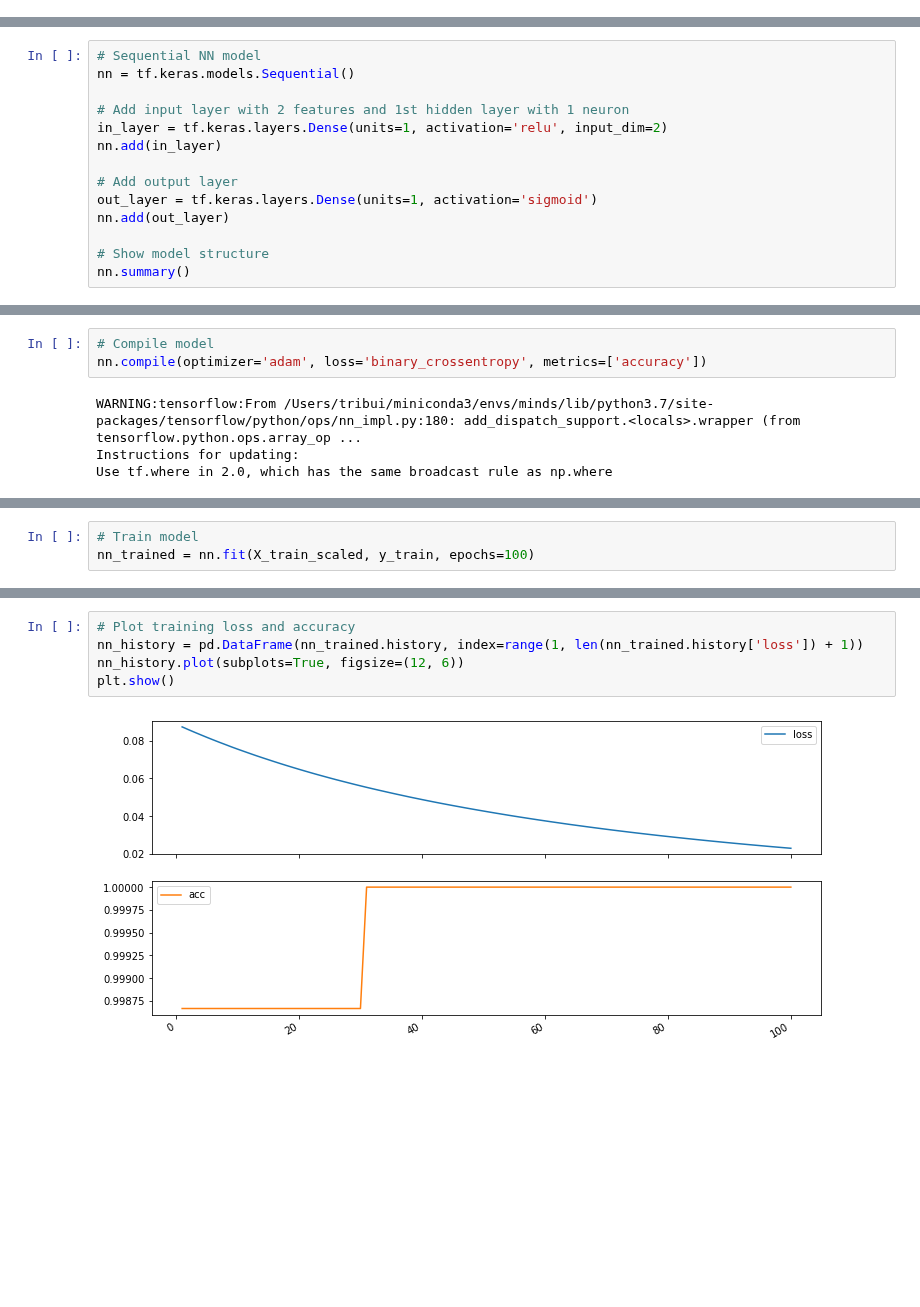
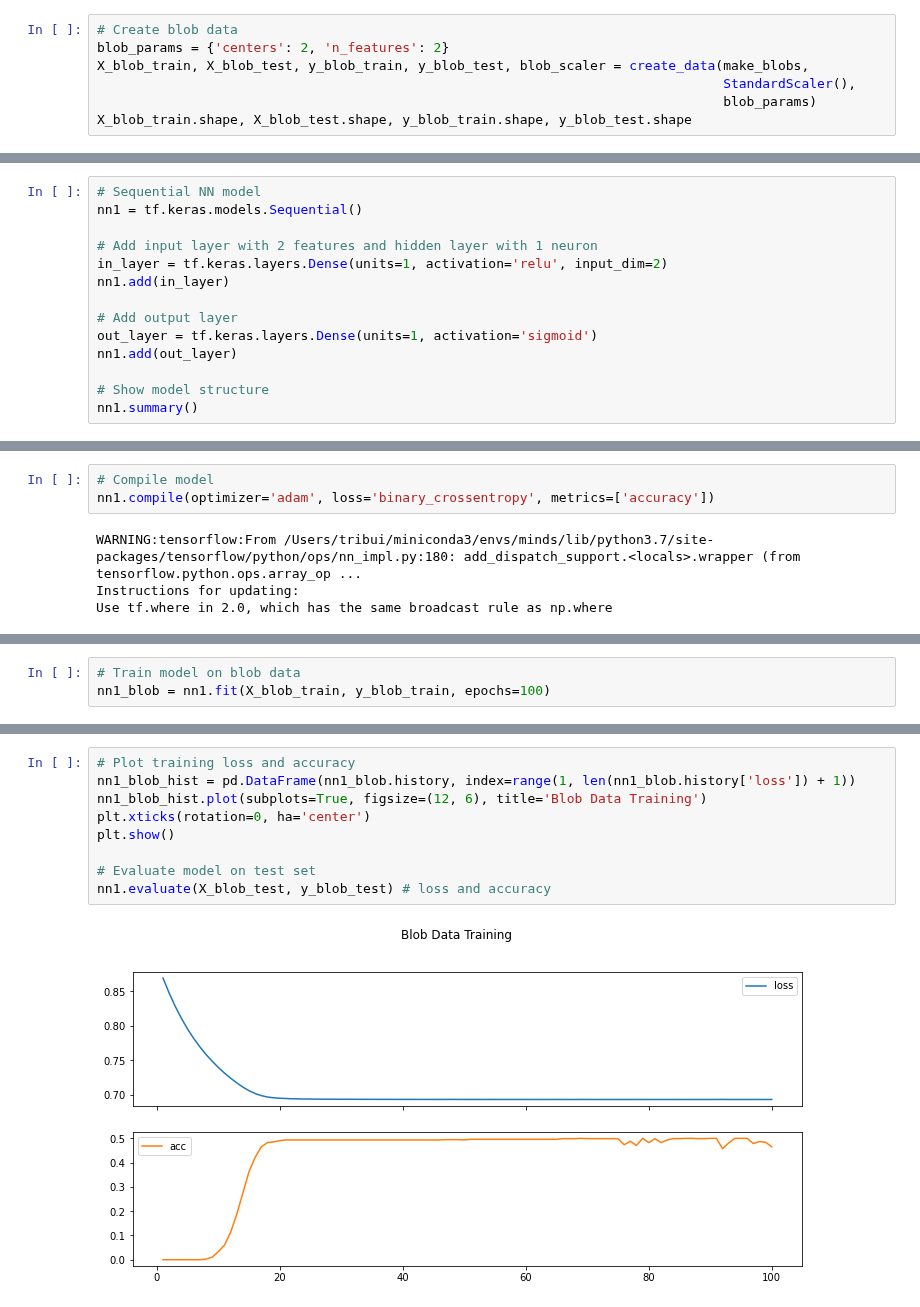
Before and after one commit to tri-bui/sandbox-ml, a Jupyter notebook: deep/demo.ipynb, the cells around one changed output, grey strips where cells are left out. Drawn from its saved outputs; the diff is of its cells as text; blank space fills up the shorter version.

Commit message:
Refactor deep/demo.ipynb and add moon data

```diff
--- a/deep/demo.ipynb
+++ b/deep/demo.ipynb
@@ -45,0 +64,7 @@ X_train_scaled.head()
+# %%
+# Create blob data
+blob_params = {'centers': 2, 'n_features': 2}
+X_blob_train, X_blob_test, y_blob_train, y_blob_test, blob_scaler = create_data(make_blobs,
+                                                                                StandardScaler(),
+                                                                                blob_params)
+X_blob_train.shape, X_blob_test.shape, y_blob_train.shape, y_blob_test.shape
@@ -48,17 +86,17 @@ X_train_scaled.head()
 # %%
 # Sequential NN model
-nn = tf.keras.models.Sequential()
+nn1 = tf.keras.models.Sequential()
 
-# Add input layer with 2 features and 1st hidden layer with 1 neuron
+# Add input layer with 2 features and hidden layer with 1 neuron
 in_layer = tf.keras.layers.Dense(units=1, activation='relu', input_dim=2)
-nn.add(in_layer)
+nn1.add(in_layer)
 
 # Add output layer
 out_layer = tf.keras.layers.Dense(units=1, activation='sigmoid')
-nn.add(out_layer)
+nn1.add(out_layer)
 
 # Show model structure
-nn.summary()
+nn1.summary()
 # %% [output]
 WARNING:tensorflow:From /Users/tribui/miniconda3/envs/minds/lib/python3.7/site-packages/tensorflow/python/ops/init_ops.py:1251: calling VarianceScaling.__init__ (from tensorflow.python.ops.init_ops) w ...
 Instructions for updating:
@@ -77,7 +115,7 @@ Non-trainable params: 0
 _________________________________________________________________
 # %%
 # Compile model
-nn.compile(optimizer='adam', loss='binary_crossentropy', metrics=['accuracy'])
+nn1.compile(optimizer='adam', loss='binary_crossentropy', metrics=['accuracy'])
 # %% [output]
 WARNING:tensorflow:From /Users/tribui/miniconda3/envs/minds/lib/python3.7/site-packages/tensorflow/python/ops/nn_impl.py:180: add_dispatch_support.<locals>.wrapper (from tensorflow.python.ops.array_op ...
 Instructions for updating:
@@ -85,5 +125,5 @@ Use tf.where in 2.0, which has the same broadcast rule as np.where
 # %%
-# Train model
-nn_trained = nn.fit(X_train_scaled, y_train, epochs=100)
+# Train model on blob data
+nn1_blob = nn1.fit(X_blob_train, y_blob_train, epochs=100)
 # %% [output]
 Epoch 1/100
@@ -106,7 +146,11 @@ Epoch 100/100
 # %%
 # Plot training loss and accuracy
-nn_history = pd.DataFrame(nn_trained.history, index=range(1, len(nn_trained.history['loss']) + 1))
-nn_history.plot(subplots=True, figsize=(12, 6))
+nn1_blob_hist = pd.DataFrame(nn1_blob.history, index=range(1, len(nn1_blob.history['loss']) + 1))
+nn1_blob_hist.plot(subplots=True, figsize=(12, 6), title='Blob Data Training')
+plt.xticks(rotation=0, ha='center')
 plt.show()
+
+# Evaluate model on test set
+nn1.evaluate(X_blob_test, y_blob_test) # loss and accuracy
 # %% [output]
-[figure, old version]
+[figure, new version]
```
Also changed, not shown: parts of 17 cells of this notebook.
